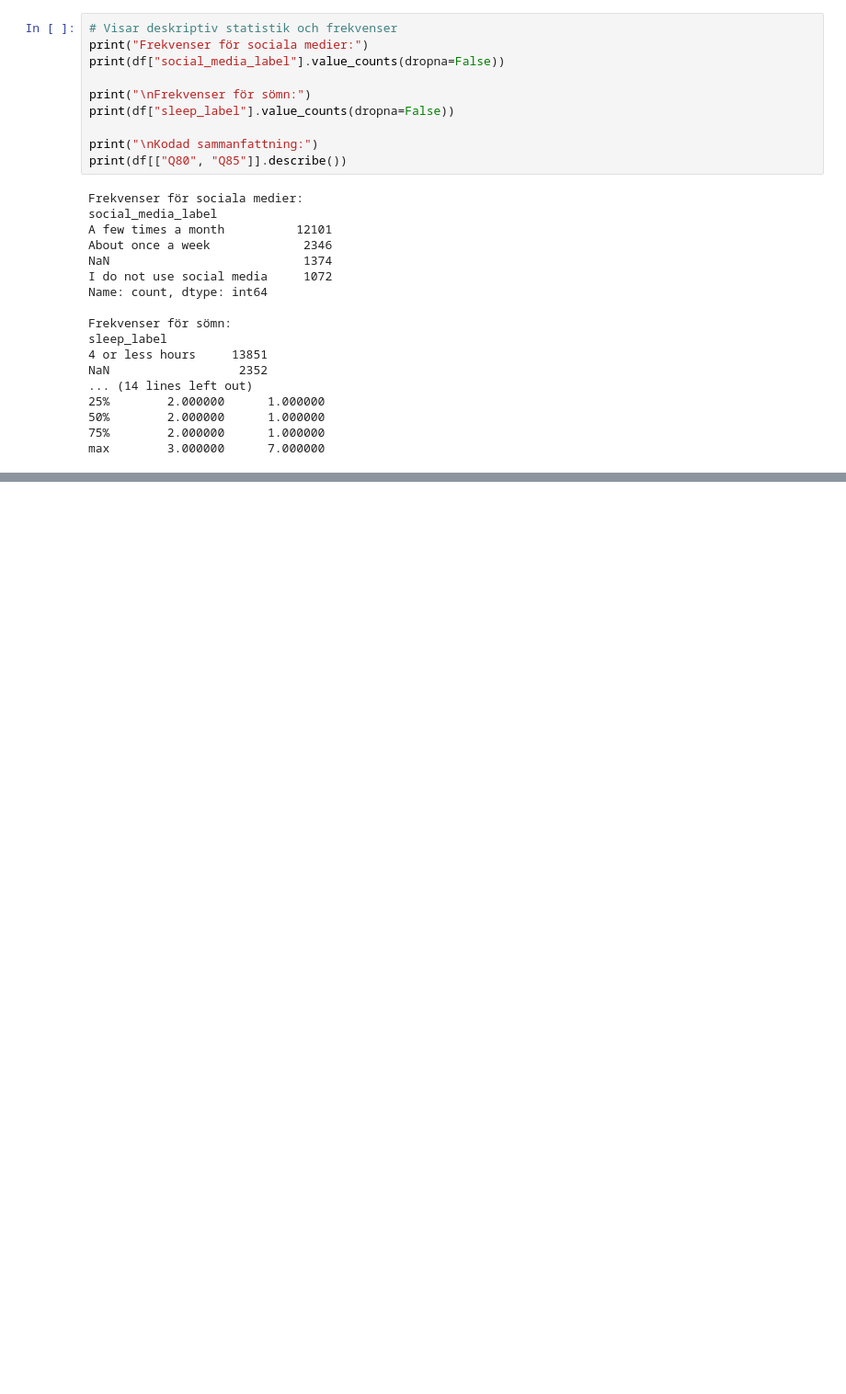
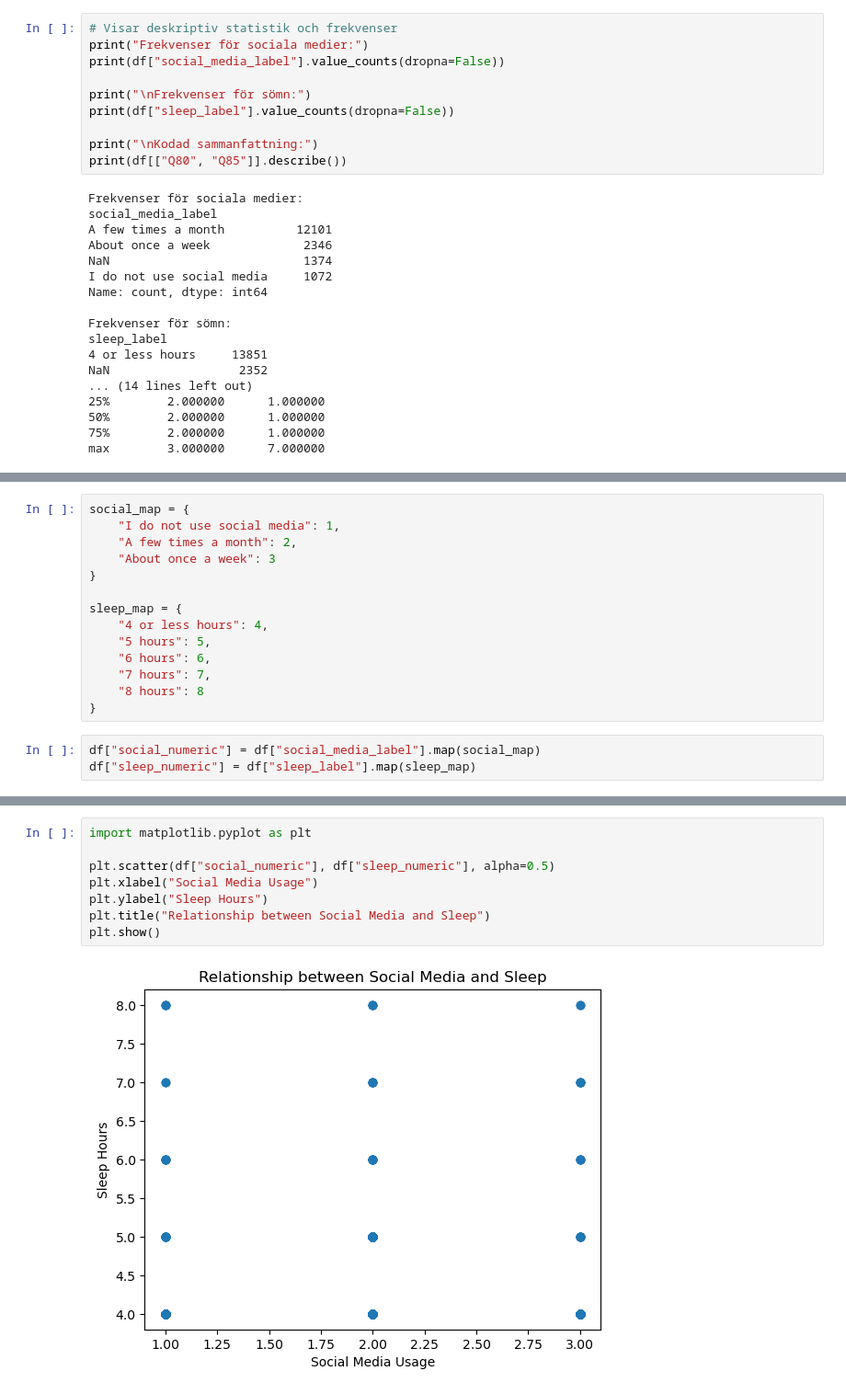
Before and after one commit to mahtabb90/yrbs-sleep-social-media-analysis, a Jupyter notebook: notebooks/yrbs_analysis.ipynb, the cells around one changed output, grey strips where cells are left out. Shown at 92% size. Cells and saved outputs as stored; diff of their text form; blank space fills up the shorter version.

```diff
--- a/notebooks/yrbs_analysis.ipynb
+++ b/notebooks/yrbs_analysis.ipynb
@@ -103,0 +203,17 @@ max        3.000000      7.000000
+# %%
+social_map = {
+    "I do not use social media": 1,
+    "A few times a month": 2,
+    "About once a week": 3
+}
+
+sleep_map = {
+    "4 or less hours": 4,
+    "5 hours": 5,
+    "6 hours": 6,
+    "7 hours": 7,
+    "8 hours": 8
+}
+# %%
+df["social_numeric"] = df["social_media_label"].map(social_map)
+df["sleep_numeric"] = df["sleep_label"].map(sleep_map)
@@ -103,0 +238,10 @@ max        3.000000      7.000000
+# %%
+import matplotlib.pyplot as plt
+
+plt.scatter(df["social_numeric"], df["sleep_numeric"], alpha=0.5)
+plt.xlabel("Social Media Usage")
+plt.ylabel("Sleep Hours")
+plt.title("Relationship between Social Media and Sleep")
+plt.show()
+# %% [output]
+[figure, added]
```
Also changed, not shown: parts of 10 cells of this notebook.
